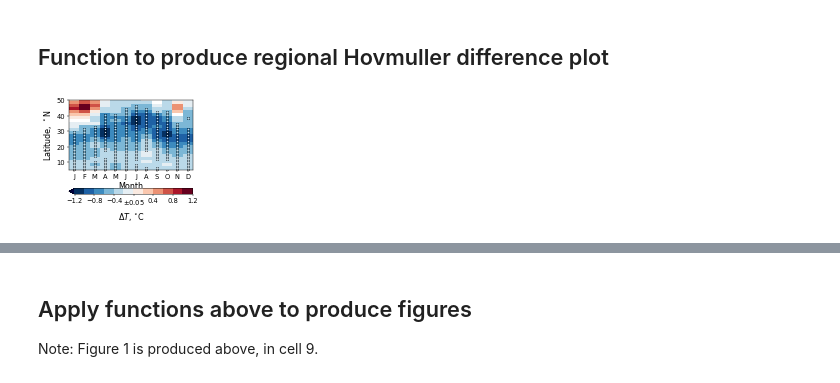
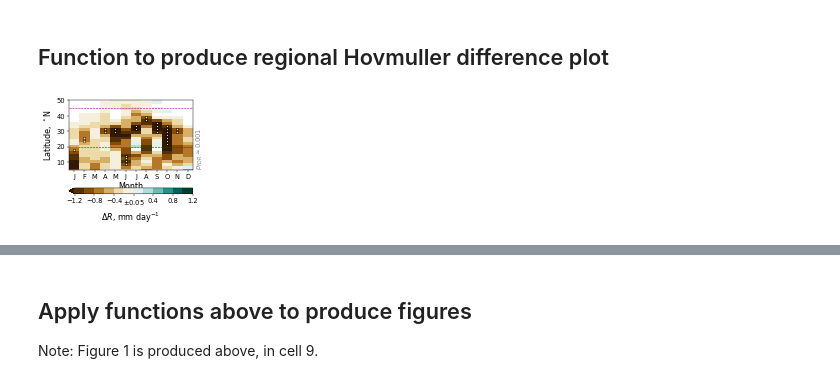
Before and after one commit to grandey/p17d-sulphur-eas-eqm, a Jupyter notebook: analysis_draft2018a/figures_draft2018a.ipynb, the cells around one changed output, grey strips where cells are left out. Drawn from its saved outputs; the diff is of its cells as text; code cells hidden in the pictures.

Commit message:
figures_draft2018a.ipynb: Adding hovmuller_scenario()
Also modifying hovmuller_diff()

```diff
--- a/analysis_draft2018a/figures_draft2018a.ipynb
+++ b/analysis_draft2018a/figures_draft2018a.ipynb
@@ -338,6 +338,9 @@ def difference_map(variable='TS',
     if cmap_name == 'RdBu_r':
         cmap.set_under([0, 0, 0.25])
         cmap.set_over([0.25, 0, 0])
+    elif cmap_name=='BrBG':
+        cmap.set_under([0.2,0.1,0])
+        cmap.set_over([0,0.15,0.1])
     # Load data for scenario
     data = lib_draft2018a.load_output(variable=variable,
                                       scenario=scenario,
@@ -507,12 +510,12 @@ Written local/temp.pdf
 # %% [markdown]
 ## Function to produce regional Hovmuller difference plot
 # %%
-def hovmuller_diff(variable='TS',
+def hovmuller_diff(variable='PRECC+PRECL',
                    f_or_b='b',
                    ref_scenario='2000', exp_scenario='eas0c',
                    region='EAs',
                    vlim=[-1.2, 1.2], whiteout='0.05',
-                   cmap_name='RdBu_r', nlev=12, colorbar=True,
+                   cmap_name='BrBG', nlev=12, colorbar=True,
                    ylim=[5, 50], ylabel=True, xlabel=True,
                    title=None,
                    ax=None):
@@ -524,6 +527,9 @@ def hovmuller_diff(variable='TS',
     if cmap_name == 'RdBu_r':
         cmap.set_under([0, 0, 0.25])
         cmap.set_over([0.25, 0, 0])
+    elif cmap_name=='BrBG':
+        cmap.set_under([0.2,0.1,0])
+        cmap.set_over([0,0.15,0.1])
     # Load data for reference scenario
     ref_mayx = lib_draft2018a.load_output_monthly(variable=variable,
                                                   scenario=ref_scenario,
@@ -534,6 +540,12 @@ def hovmuller_diff(variable='TS',
                                                   scenario=exp_scenario,
                                                   f_or_b=f_or_b,
                                                   apply_sf=True)
+    # If units are per year, change to per day
+    units = variable_units_dict[variable]
+    if 'year$^{-1}$' in units:
+        units = units.replace('year$^{-1}$', 'day$^{-1}$')
+        ref_mayx = ref_mayx / 365
+        exp_mayx = exp_mayx / 365
     # Select longitude range of interest
     ref_mayx = climapy.xr_shift_lon(ref_mayx, lon_min=-29.)  # shift longitudes
     exp_mayx = climapy.xr_shift_lon(exp_mayx, lon_min=-29.)  # shift longitudes
@@ -576,6 +588,14 @@ def hovmuller_diff(variable='TS',
     # Plot stippling
     ax.scatter(month_sig, lat_sig, marker='x', s=20, c='k', linewidth=None)
     ax.scatter(month_sig, lat_sig, marker='.', s=10, c='w', linewidth=0)
+    # Annotate with p-value threshold
+    ax.text(12.7, ylim[0], r'$p_{{FDR}}\approx{:.3f}$'.format(p_fdr),
+            color='0.5', rotation='90',
+            horizontalalignment='left', verticalalignment='bottom',
+            fontsize='large')
+    # Lines to show region latitude bounds
+    for lat_bound in region_bounds_dict[region][1]:
+        ax.axhline(lat_bound, c='purple', linewidth=1, linestyle='--')
     # y-axis
     plt.yticks(fontsize='large')
     ax.set_ylim(ylim)
@@ -586,33 +606,32 @@ def hovmuller_diff(variable='TS',
                ['J', 'F', 'M', 'A', 'M', 'J', 'J', 'A', 'S', 'O', 'N', 'D'],
                fontsize='large')
     if xlabel:
         ax.set_xlabel('Month', fontsize='x-large')
     # Colorbar
     if colorbar:
         if diff_my.min() < vlim[0] and diff_my.max() > vlim[1]:
             extend = 'both'
         elif diff_my.min() < vlim[0]:
             extend = 'min'
         elif diff_my.max() > vlim[1]:
             extend = 'max'
         else:
             extend = 'neither'
         ticks = np.arange(vlim[0], vlim[1]+1e-10, (vlim[1]-vlim[0])/(nlev/2))
         cbar = plt.colorbar(im, ticks=ticks, extend=extend,
                             orientation='horizontal')
         if float(whiteout) != 0:
             tick_labels = [item.get_text() for item in cbar.ax.get_xticklabels()]
             tick_labels[int(nlev/4)] = r'$\pm$' + whiteout
             cbar.ax.set_xticklabels(tick_labels, fontsize='large')
-        label = '{}, {}'.format(variable_symbol_dict[variable],
-                                variable_units_dict[variable])
+        label = '{}, {}'.format(variable_symbol_dict[variable], units)
         cbar.set_label(label, fontsize='x-large', labelpad=7)
     # Title
     if title:
         ax.set_title(title, fontsize='x-large')
     return ax, im, tm_diff
 
 if True:
     hovmuller_diff()
 # %% [output]
-[figure, old version]
+[figure, new version]
```
Also changed, not shown: parts of 4 cells of this notebook.
